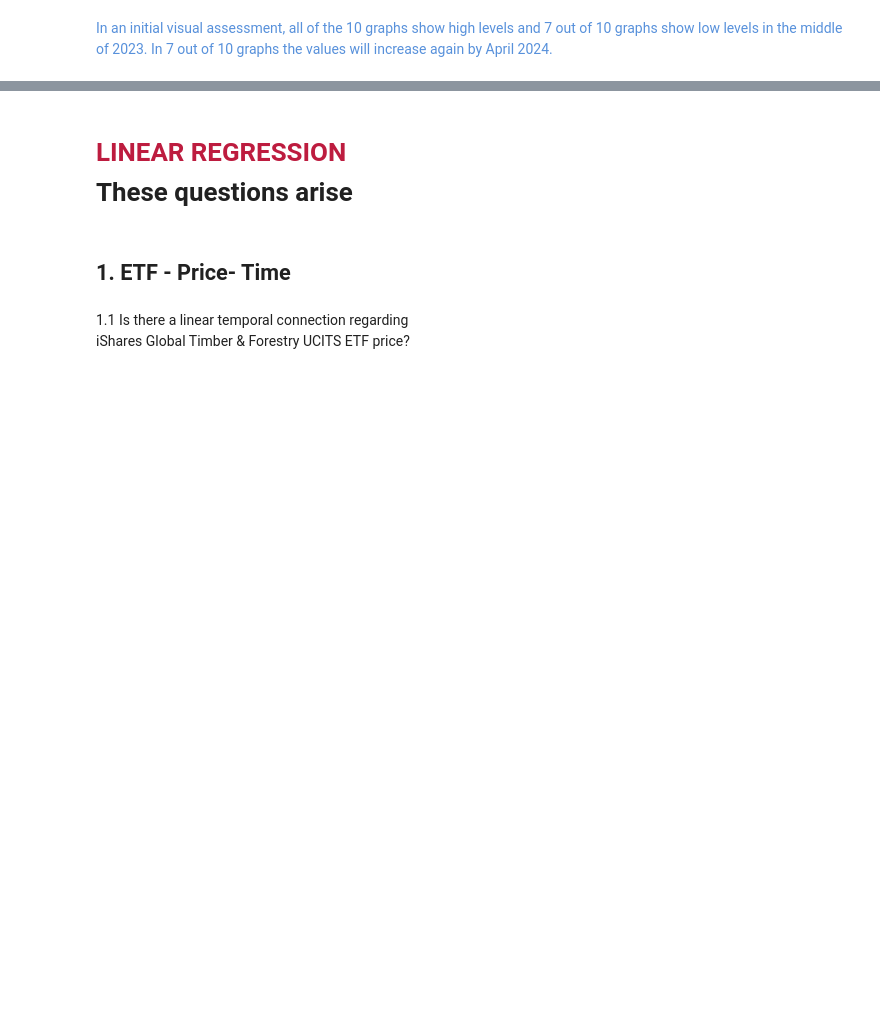
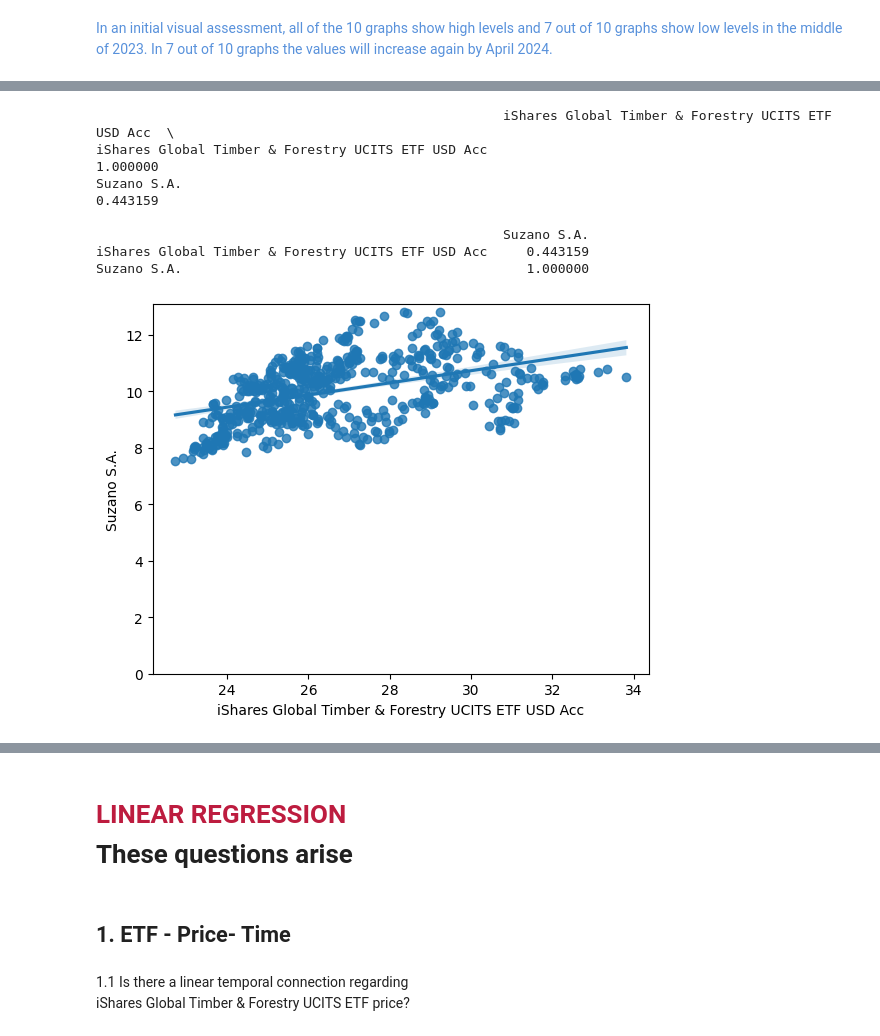
Before and after one commit to scaja/python_libraries_toolkits_for_modern_day_analysts_deprecated, a Jupyter notebook: 02_data_understanding.ipynb, the cells around one changed output, grey strips where cells are left out. Drawn from its saved outputs; the diff is of its cells as text; code cells hidden in the pictures; blank space fills up the shorter version.

```diff
--- a/02_data_understanding.ipynb
+++ b/02_data_understanding.ipynb
@@ -165,0 +257,11 @@ plt.show()
+# %%
+stock_orig_obj.correlation_two_variables('Suzano S.A.')
+# %% [output]
+                                                    iShares Global Timber & Forestry UCITS ETF USD Acc  \
+iShares Global Timber & Forestry UCITS ETF USD Acc                                           1.000000
+Suzano S.A.                                                                                  0.443159
+
+                                                    Suzano S.A.
+iShares Global Timber & Forestry UCITS ETF USD Acc     0.443159
+Suzano S.A.                                            1.000000
+[figure, added]
```
Also changed, not shown: parts of 14 cells of this notebook, 1 other file.
